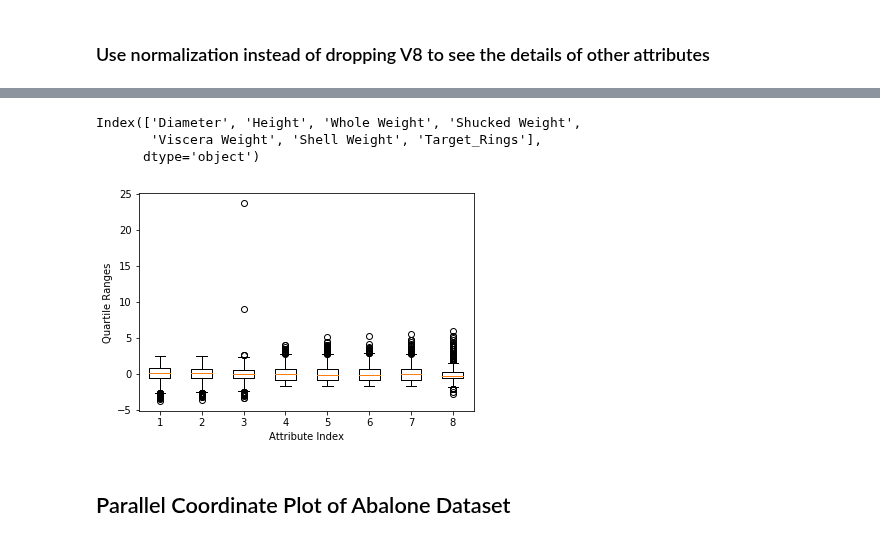
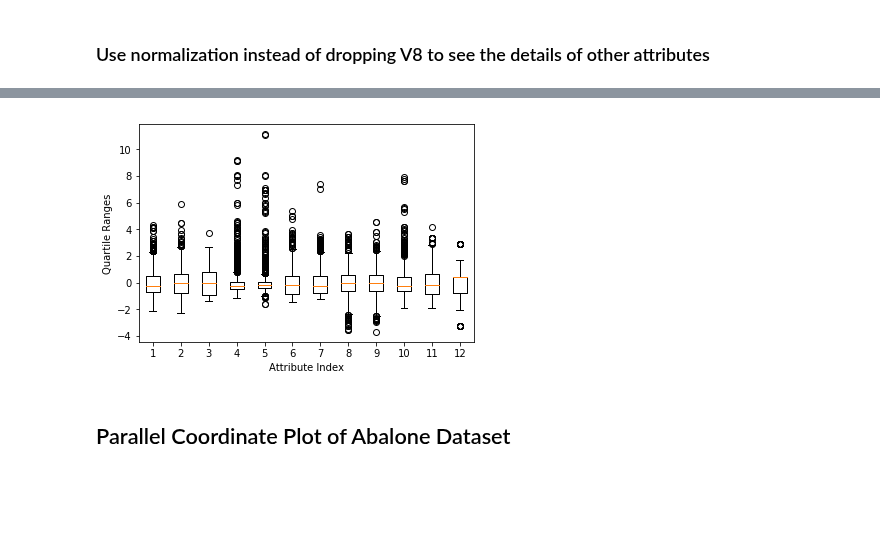
Before and after one commit to Coslate/DataMining_Final, a Jupyter notebook: Machine_Learning_In_Python_Essential_Techniques_For_Predictive_Analysis_CHP2_Wine.ipynb, the cells around one changed output, grey strips where cells are left out. Saved outputs shown, nothing was run; the diff lists cells and outputs as text; code cells hidden in the pictures; blank space fills up the shorter version.

```diff
--- a/Machine_Learning_In_Python_Essential_Techniques_For_Predictive_Analysis_CHP2_Wine.ipynb
+++ b/Machine_Learning_In_Python_Essential_Techniques_For_Predictive_Analysis_CHP2_Wine.ipynb
@@ -151,13 +139,13 @@ for data_line in data_core_list:
         #print(f'row0 = {data_line}')
         row1 = data_line.strip()
         #print(f'row1 = {row1}')
-        row = data_line.strip().split(',')
+        row = data_line.strip().split(';')
         row = [ConvertNum(x) for x in row]
         X.append(row)
 
 header_col = ['V'+str(x) for x in range(0, len(X[0]))]
-abalone_df_org = pd.DataFrame(X, columns=header_col)
-abalone_df_org
+wine_df_org = pd.DataFrame(X, columns=header_col)
+wine_df_org
 
 #print('Number of Rows of Data = {x}'.format(x = len(X)))
 #print('Number of Columns of Data = {y}'.format(y = len(X[0])))
@@ -182,0 +171,13 @@ abalone_df_org
+# %%
+converted_x_list = []
+for x in wine_df_org.values:
+    try:
+        converted_x_list.append([pd.to_numeric(ConvertNum(j)) for j in x])
+    except ValueError:
+        next
+
+wine_df = pd.DataFrame(converted_x_list, columns=wine_df_org.columns)
+wine_df = wine_df.iloc[0:len(wine_df.values), :]
+converted_x_list = wine_df.values
+wine_df = pd.DataFrame(converted_x_list, columns=wine_df_org.columns)
+wine_df
@@ -432,8 +411,8 @@ plot.scatter(data_row2, data_row8)
 # %% [markdown]
 ## BOX Plot
 # %%
-row_num = len(abalone_df.values)
-col_num = len(abalone_df.columns)
+row_num = len(wine_df.values)
+col_num = len(wine_df.columns)
 
 print(f'row_num = {row_num}')
 print(f'col_num = {col_num}')
@@ -477,9 +468,9 @@ plot.show()
 # %% [markdown]
 ### Use normalization instead of dropping V8 to see the details of other attributes
 # %%
-abalone_df_normalized = abalone_df.iloc[:, 1:col_num]
-summary_org = abalone_df_normalized.describe()
-for col in abalone_df_normalized.columns:
-    abalone_df_normalized[col][:] =  (abalone_df_normalized[col][:]-summary_org[col][1])/summary_org[col][2]
-abalone_df_normalized
+wine_df_normalized = wine_df.copy()
+summary_org = wine_df_normalized.describe()
+for col in wine_df_normalized.columns:
+    wine_df_normalized[col][:] =  (wine_df_normalized[col][:]-summary_org[col][1])/summary_org[col][2]
+wine_df_normalized
 # %% [output]
@@ -516,16 +507,10 @@ abalone_df_normalized.describe()
-# %%
-abalone_df_normalized.iloc[:, 1:col_num].columns
-# %% [output]
-Index(['Diameter', 'Height', 'Whole Weight', 'Shucked Weight',
-       'Viscera Weight', 'Shell Weight', 'Target_Rings'],
-      dtype='object')
 # %%
-abalone_arr = abalone_df_normalized.iloc[:, 0:col_num].values
-plot.boxplot(abalone_arr)
+wine_df_arr = wine_df_normalized.iloc[:, 0:col_num].values
+plot.boxplot(wine_df_arr)
 plot.xlabel('Attribute Index')
 plot.ylabel('Quartile Ranges')
 plot.show()
 # %% [output]
-[figure, old version]
+[figure, new version]
 # %% [markdown]
 ## Parallel Coordinate Plot of Abalone Dataset
```
Also changed, not shown: parts of 44 cells of this notebook.
